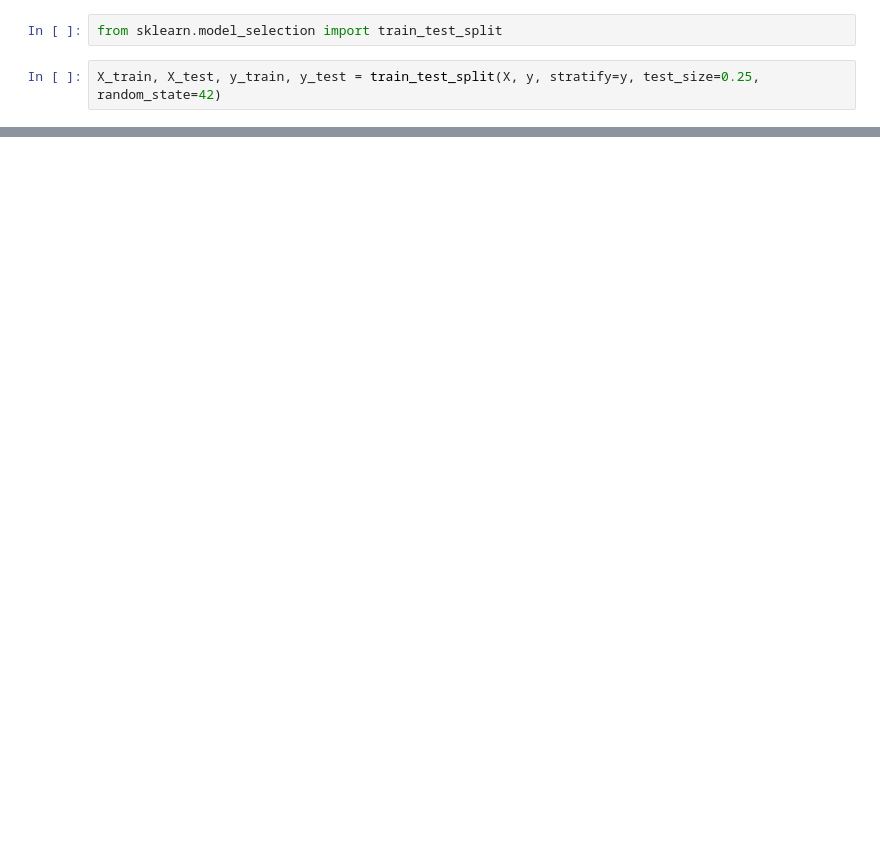
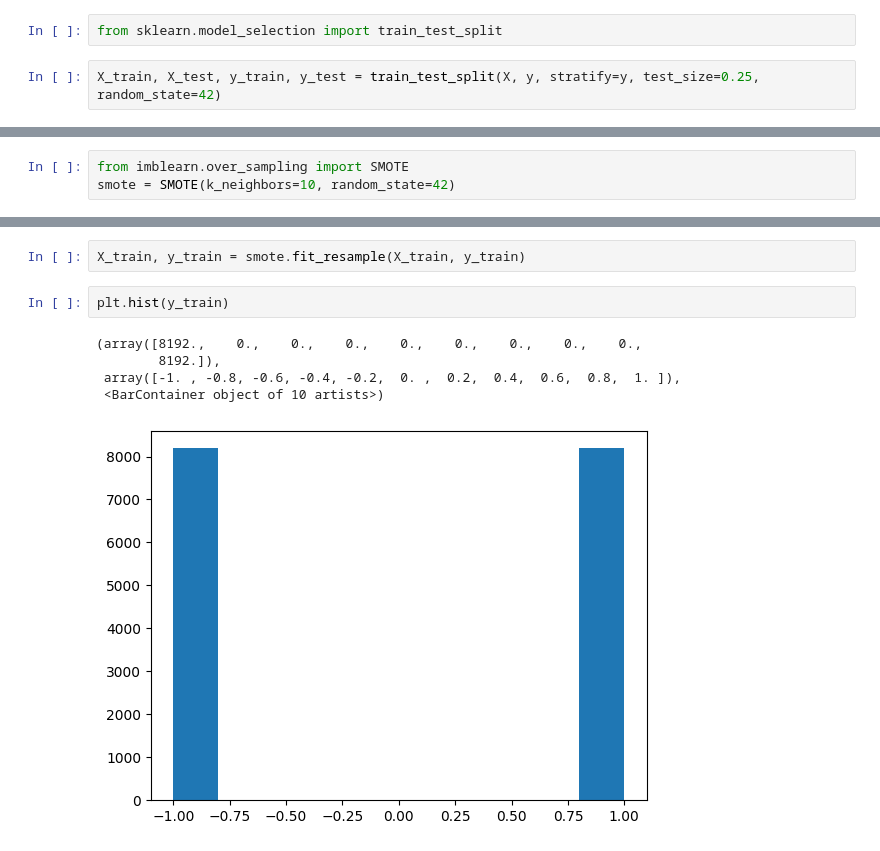
Before and after one commit to AleksaVukadinovic/IP1, a Jupyter notebook: 13/Untitled.ipynb, the cells around one changed output, grey strips where cells are left out. Cells and saved outputs as stored; diff of their text form; blank space fills up the shorter version.

```diff
--- a/13/Untitled.ipynb
+++ b/13/Untitled.ipynb
@@ -55,0 +51,3 @@ X_train, X_test, y_train, y_test = train_test_split(X, y, stratify=y, test_size=
+# %%
+from imblearn.over_sampling import SMOTE
+smote = SMOTE(k_neighbors=10, random_state=42)
@@ -55,0 +58,10 @@ X_train, X_test, y_train, y_test = train_test_split(X, y, stratify=y, test_size=
+# %%
+X_train, y_train = smote.fit_resample(X_train, y_train)
+# %%
+plt.hist(y_train)
+# %% [output]
+(array([8192.,    0.,    0.,    0.,    0.,    0.,    0.,    0.,    0.,
+        8192.]),
+ array([-1. , -0.8, -0.6, -0.4, -0.2,  0. ,  0.2,  0.4,  0.6,  0.8,  1. ]),
+ <BarContainer object of 10 artists>)
+[figure, added]
```
Also changed, not shown: parts of 10 cells of this notebook, 1 other file.
